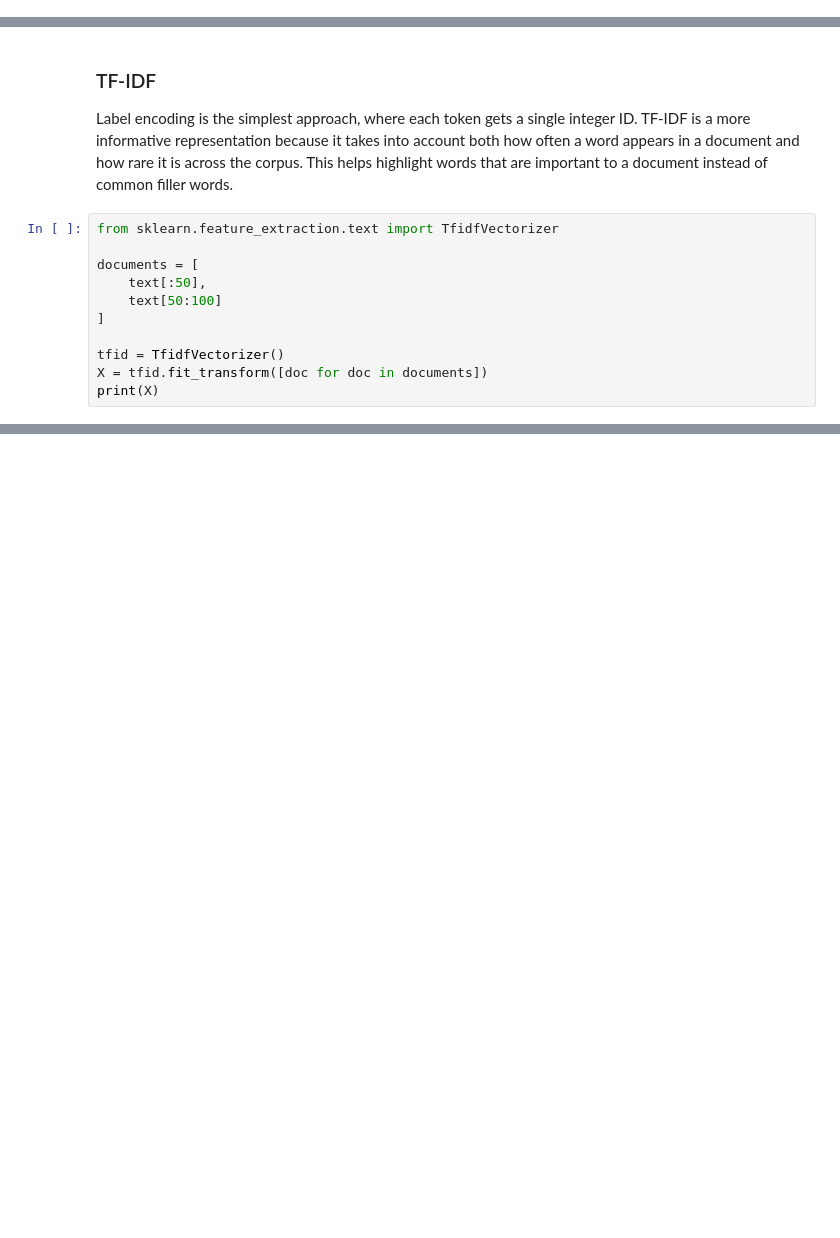
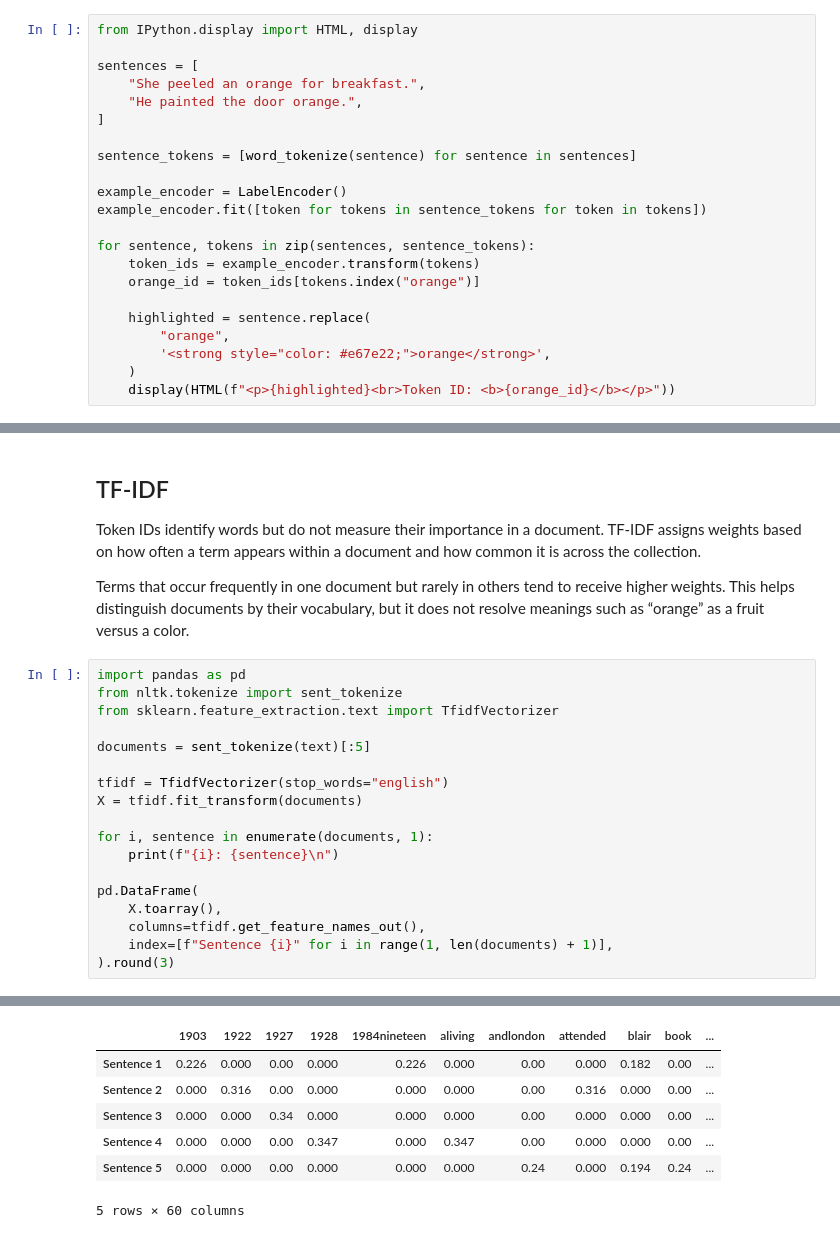
Before and after one commit to nickkats1/Prompting, a Jupyter notebook: examples/nlp-intro.ipynb, the cells around one changed output, grey strips where cells are left out. Drawn from its saved outputs; the diff is of its cells as text; blank space fills up the shorter version.

```diff
--- a/examples/nlp-intro.ipynb
+++ b/examples/nlp-intro.ipynb
@@ -101,0 +174,22 @@ Label Encoding the tokens gives all words, a numerical value. The problem with t
+# %%
+from IPython.display import HTML, display
+
+sentences = [
+    "She peeled an orange for breakfast.",
+    "He painted the door orange.",
+]
+
+sentence_tokens = [word_tokenize(sentence) for sentence in sentences]
+
+example_encoder = LabelEncoder()
+example_encoder.fit([token for tokens in sentence_tokens for token in tokens])
+
+for sentence, tokens in zip(sentences, sentence_tokens):
+    token_ids = example_encoder.transform(tokens)
+    orange_id = token_ids[tokens.index("orange")]
+
+    highlighted = sentence.replace(
+        "orange",
+        '<strong style="color: #e67e22;">orange</strong>',
+    )
+    display(HTML(f"<p>{highlighted}<br>Token ID: <b>{orange_id}</b></p>"))
@@ -102,16 +207,25 @@ Label Encoding the tokens gives all words, a numerical value. The problem with t
 # %% [markdown]
-### TF-IDF
+## TF-IDF
 
-Label encoding is the simplest approach, where each token gets a single integer ID. TF-IDF is a more informative representation because it takes into account both how often a word appears in a document and how rare it is across the corpus. This helps highlight words that are important to a document instead of common filler words.
+Token IDs identify words but do not measure their importance in a document. TF-IDF assigns weights based on how often a term appears within a document and how common it is across the collection.
+
+Terms that occur frequently in one document but rarely in others tend to receive higher weights. This helps distinguish documents by their vocabulary, but it does not resolve meanings such as “orange” as a fruit versus a color.
 # %%
+import pandas as pd
+from nltk.tokenize import sent_tokenize
 from sklearn.feature_extraction.text import TfidfVectorizer
 
-documents = [
-    text[:50],
-    text[50:100]
-]
+documents = sent_tokenize(text)[:5]
 
-tfid = TfidfVectorizer()
-X = tfid.fit_transform([doc for doc in documents])
-print(X)
+tfidf = TfidfVectorizer(stop_words="english")
+X = tfidf.fit_transform(documents)
+
+for i, sentence in enumerate(documents, 1):
+    print(f"{i}: {sentence}\n")
+
+pd.DataFrame(
+    X.toarray(),
+    columns=tfidf.get_feature_names_out(),
+    index=[f"Sentence {i}" for i in range(1, len(documents) + 1)],
+).round(3)
 # %% [output]
@@ -135,0 +247,7 @@ print(X)
+|  | 1903 | 1922 | 1927 | 1928 | 1984nineteen | aliving | andlondon | attended | blair | book | ... |
+| Sentence 1 | 0.226 | 0.000 | 0.00 | 0.000 | 0.226 | 0.000 | 0.00 | 0.000 | 0.182 | 0.00 | ... |
+| Sentence 2 | 0.000 | 0.316 | 0.00 | 0.000 | 0.000 | 0.000 | 0.00 | 0.316 | 0.000 | 0.00 | ... |
+| Sentence 3 | 0.000 | 0.000 | 0.34 | 0.000 | 0.000 | 0.000 | 0.00 | 0.000 | 0.000 | 0.00 | ... |
+| Sentence 4 | 0.000 | 0.000 | 0.00 | 0.347 | 0.000 | 0.347 | 0.00 | 0.000 | 0.000 | 0.00 | ... |
+| Sentence 5 | 0.000 | 0.000 | 0.00 | 0.000 | 0.000 | 0.000 | 0.24 | 0.000 | 0.194 | 0.24 | ... |
+5 rows × 60 columns
```
Also changed, not shown: parts of 26 cells of this notebook, 33 other files.
